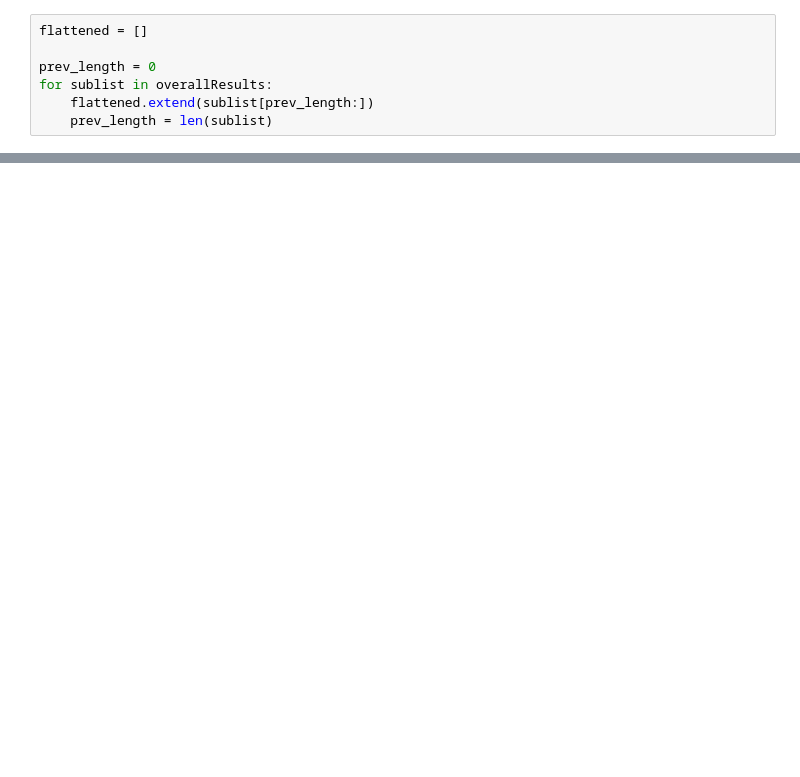
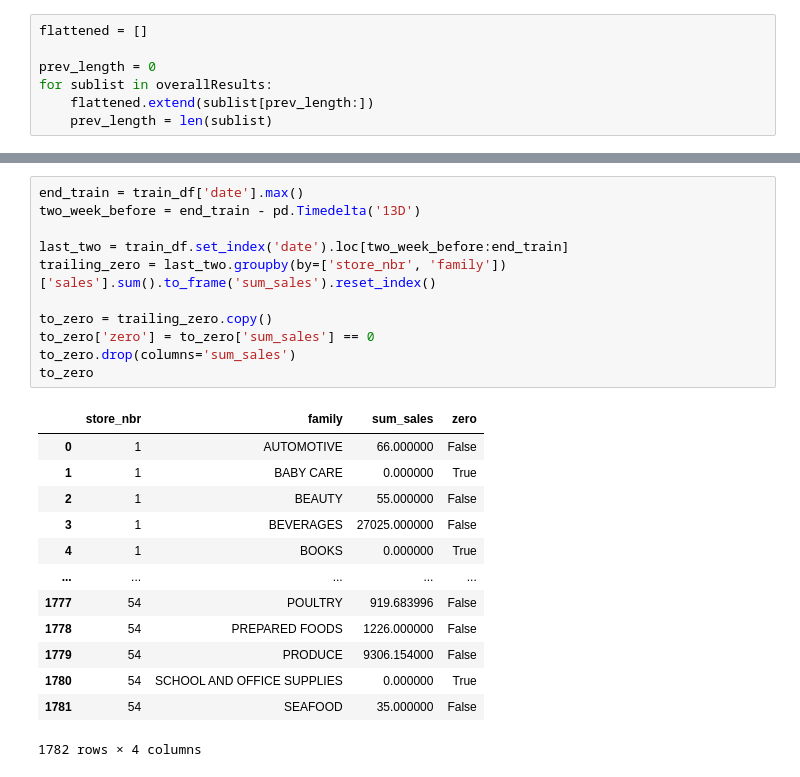
Before and after one commit to akhilkammila/store-sales-v2, a Jupyter notebook: final.ipynb, the cells around one changed output, grey strips where cells are left out. Cells and saved outputs as stored; diff of their text form; blank space fills up the shorter version.

```diff
--- a/final.ipynb
+++ b/final.ipynb
@@ -232,0 +261,25 @@ submission.to_csv('./submission.csv', index=False)
+# %%
+end_train = train_df['date'].max()
+two_week_before = end_train - pd.Timedelta('13D')
+
+last_two = train_df.set_index('date').loc[two_week_before:end_train]
+trailing_zero = last_two.groupby(by=['store_nbr', 'family'])['sales'].sum().to_frame('sum_sales').reset_index()
+
+to_zero = trailing_zero.copy()
+to_zero['zero'] = to_zero['sum_sales'] == 0
+to_zero.drop(columns='sum_sales')
+to_zero
+# %% [output]
+|  | store_nbr | family | sum_sales | zero |
+| 0 | 1 | AUTOMOTIVE | 66.000000 | False |
+| 1 | 1 | BABY CARE | 0.000000 | True |
+| 2 | 1 | BEAUTY | 55.000000 | False |
+| 3 | 1 | BEVERAGES | 27025.000000 | False |
+| 4 | 1 | BOOKS | 0.000000 | True |
+| ... | ... | ... | ... | ... |
+| 1777 | 54 | POULTRY | 919.683996 | False |
+| 1778 | 54 | PREPARED FOODS | 1226.000000 | False |
+| 1779 | 54 | PRODUCE | 9306.154000 | False |
+| 1780 | 54 | SCHOOL AND OFFICE SUPPLIES | 0.000000 | True |
+| 1781 | 54 | SEAFOOD | 35.000000 | False |
+1782 rows × 4 columns
```
Also changed, not shown: parts of 7 cells of this notebook, 1 other file.
